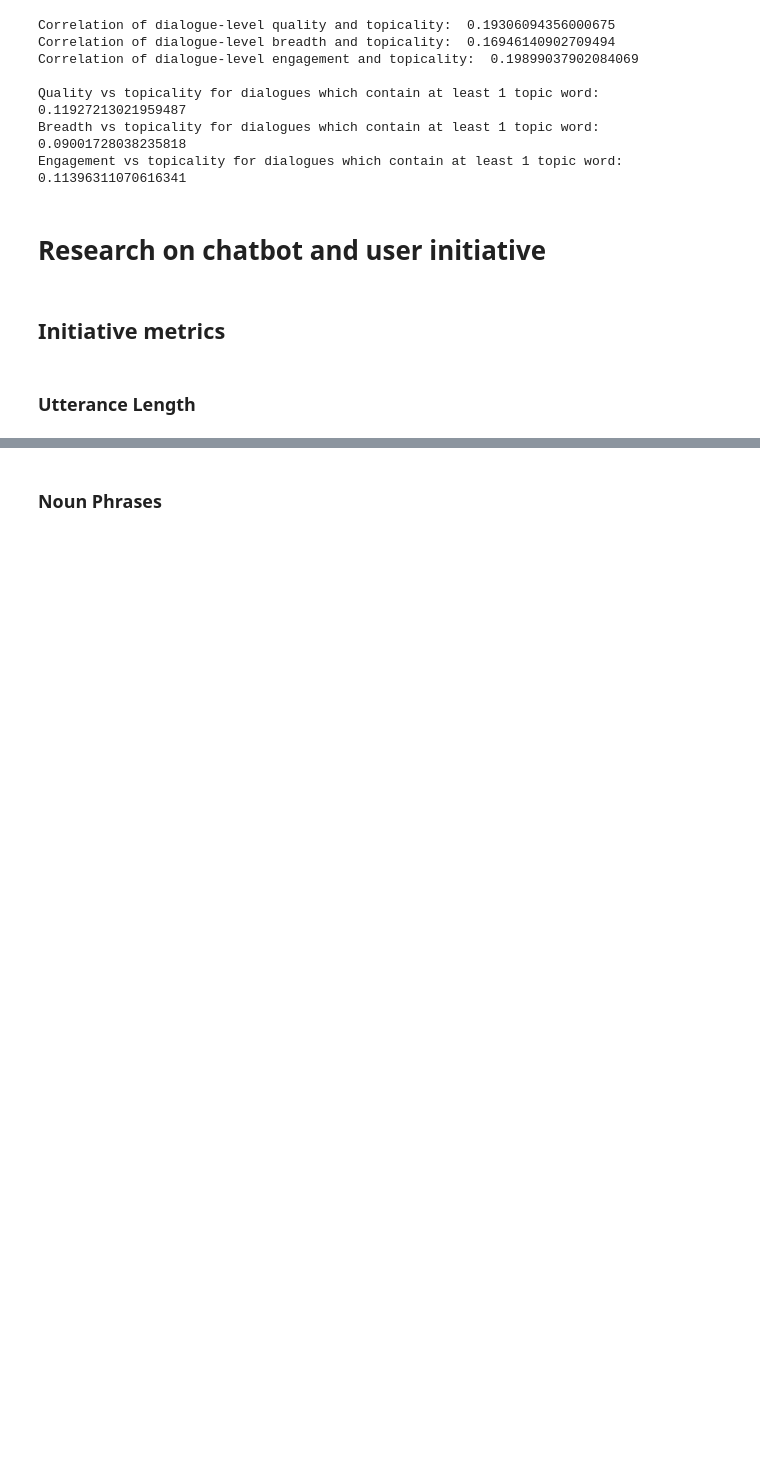
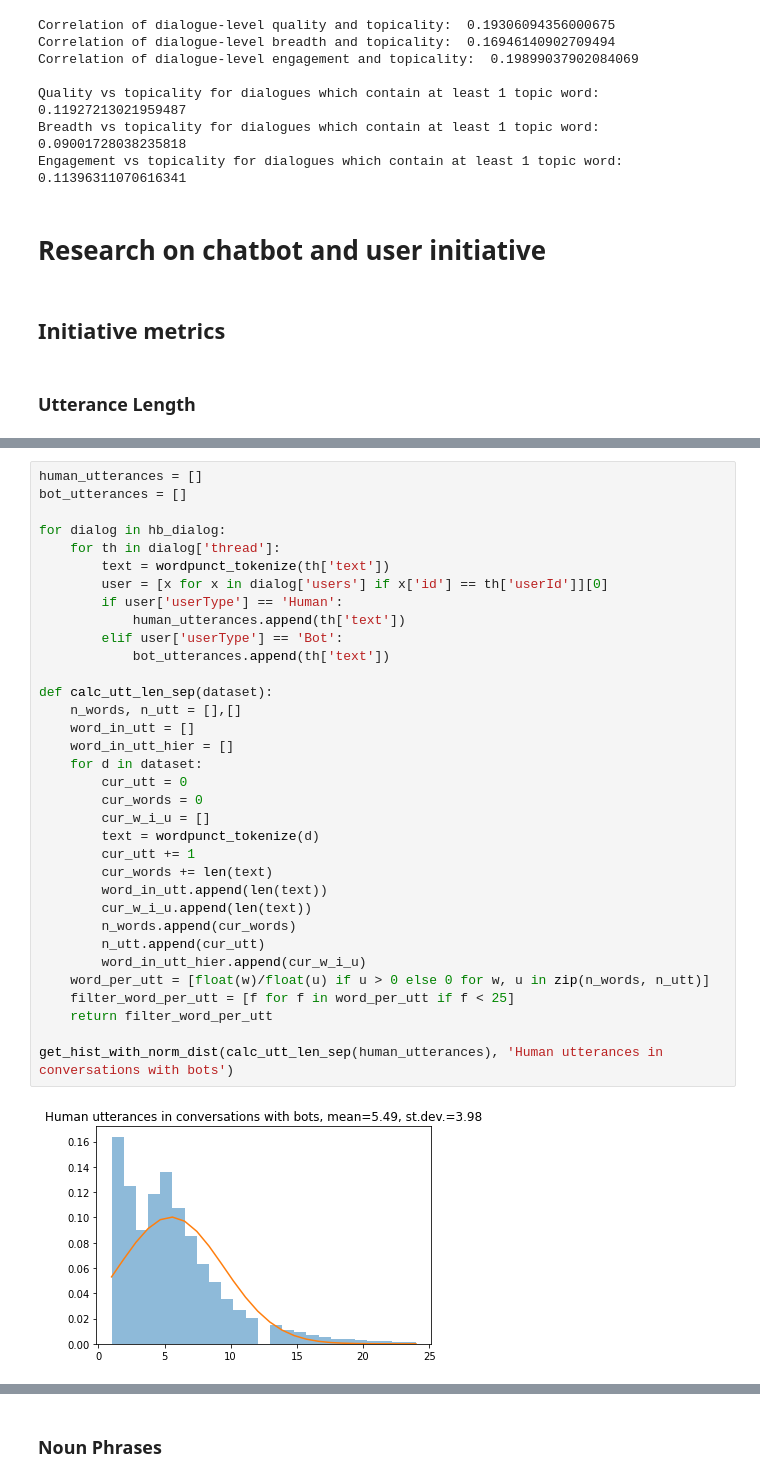
Before and after one commit to lerastromtsova/social-chatbot-initiative, a Jupyter notebook: Dataset_Analysis.ipynb, the cells around one changed output, grey strips where cells are left out. Saved outputs shown, nothing was run; the diff lists cells and outputs as text; blank space fills up the shorter version.

```diff
--- a/Dataset_Analysis.ipynb
+++ b/Dataset_Analysis.ipynb
@@ -590,0 +589,36 @@ get_hist_with_norm_dist(calc_utt_len(hh_dialog), "Utterance length for human-to-
+# %%
+human_utterances = []
+bot_utterances = []
+
+for dialog in hb_dialog:
+    for th in dialog['thread']:
+        text = wordpunct_tokenize(th['text'])
+        user = [x for x in dialog['users'] if x['id'] == th['userId']][0]
+        if user['userType'] == 'Human':
+            human_utterances.append(th['text'])
+        elif user['userType'] == 'Bot':
+            bot_utterances.append(th['text'])
+
+def calc_utt_len_sep(dataset):
+    n_words, n_utt = [],[]
+    word_in_utt = []
+    word_in_utt_hier = []
+    for d in dataset:
+        cur_utt = 0
+        cur_words = 0
+        cur_w_i_u = []
+        text = wordpunct_tokenize(d)
+        cur_utt += 1
+        cur_words += len(text)
+        word_in_utt.append(len(text))
+        cur_w_i_u.append(len(text))
+        n_words.append(cur_words)
+        n_utt.append(cur_utt)
+        word_in_utt_hier.append(cur_w_i_u)
+    word_per_utt = [float(w)/float(u) if u > 0 else 0 for w, u in zip(n_words, n_utt)]
+    filter_word_per_utt = [f for f in word_per_utt if f < 25]
+    return filter_word_per_utt
+
+get_hist_with_norm_dist(calc_utt_len_sep(human_utterances), 'Human utterances in conversations with bots')
+# %% [output]
+[figure, added]
```
Also changed, not shown: parts of 11 cells of this notebook, 2 other files.
